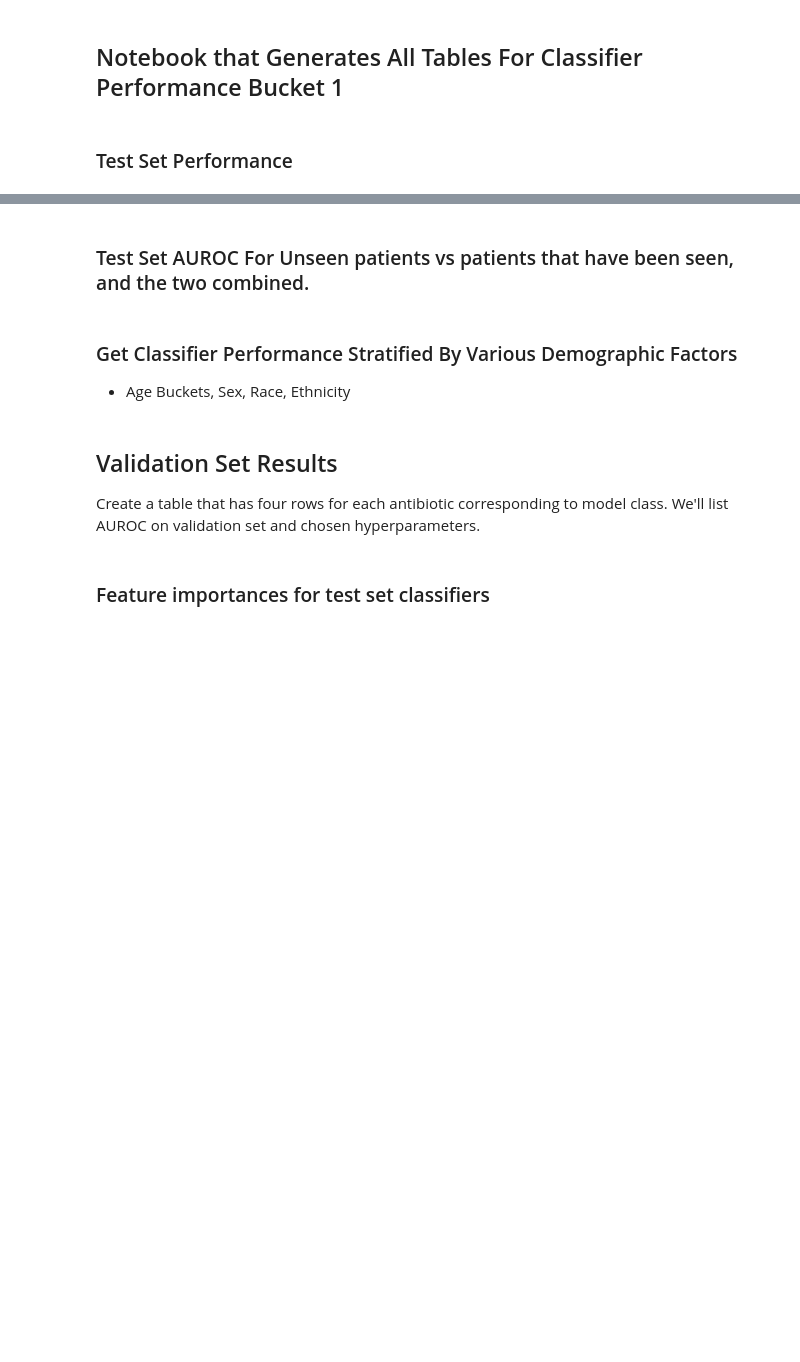
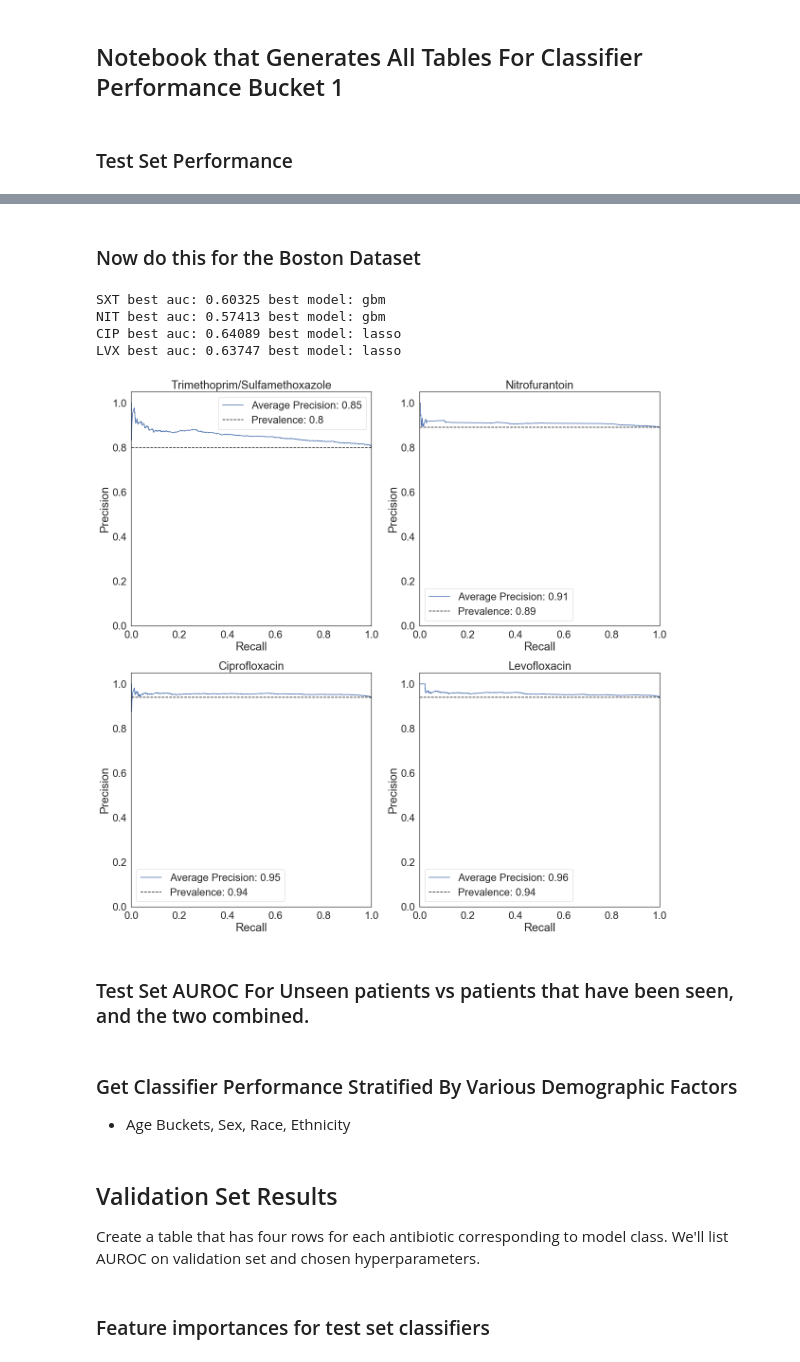
Before and after one commit to HealthRex/CDSS, a Jupyter notebook: scripts/ER_Infection/notebooks/figure_and_tabels/Classier Results Table Bucket 1.ipynb, the cells around one changed output, grey strips where cells are left out. Cells and saved outputs as stored; diff of their text form; code cells hidden in the pictures; blank space fills up the shorter version.

```diff
--- a/scripts/ER_Infection/notebooks/figure_and_tabels/Classier Results Table Bucket 1.ipynb
+++ b/scripts/ER_Infection/notebooks/figure_and_tabels/Classier Results Table Bucket 1.ipynb
@@ -158,3 +257,67 @@ df_test_results.to_csv("Table 3: Bucket 1 Classifier Results.csv", index=None)
+# %% [markdown]
+### Now do this for the Boston Dataset
+# %%
+def load_predictions(base_path):
+    best_auc = 0.5
+    best_model = None
+    label = base_path.split('/')[-1]
+    for model in ['ridge', 'lasso', 'gbm', 'random_forest']:
+        auc_path = os.path.join(base_path, model, "auroc.txt")
+        with open(auc_path, 'r') as f:
+            auc = float(f.read().rstrip())
+        if auc > best_auc:
+            # Load predictions for this model
+            path = os.path.join(base_path, model, f"{model}_predictions.csv")
+            df_preds = pd.read_csv(path)
+            best_auc = auc
+            best_model = model
+    print(f"{label} best auc: {best_auc} best model: {best_model}")
+    return df_preds, best_model
+
+base_path = '/Users/conorcorbin/data/mit_abx_model_results/'
+abbs = {
+    'CIP' : 'Ciprofloxacin',
+    'LVX' : 'Levofloxacin',
+    'NIT' : 'Nitrofurantoin',
+    'SXT' : 'Trimethoprim/Sulfamethoxazole'
+}
+
+
+fig, axs = plt.subplots(2, 2, figsize=(20, 20))
+row, col = 0, 0
+for abx in ['SXT', 'NIT', 'CIP', 'LVX']:
+    df_preds, best_model = load_predictions(os.path.join(base_path, abx))
+    labels = [1 if l == 0 else 0 for l in df_preds['label'].values]
+    predictions = [1 - p for p in df_preds["predictions"].values]
+    precision, recall, _ = precision_recall_curve(labels, predictions)
+    average_precision = average_precision_score(labels, predictions)
+    base_prev = round(np.mean(labels), 2)
+    axs[row, col].plot(recall, precision, label=f"Average Precision: {round(average_precision, 2)}")
+    axs[row, col].plot(recall, [base_prev for r in recall], 'k--', label=f"Prevalence: {base_prev}")
+    axs[row, col].set_xlim([0.0, 1.0])
+    axs[row, col].set_ylim([0.0, 1.05])
+    axs[row, col].set_title(f"{abbs[abx]}")
+    axs[row, col].set_xlabel('Recall')
+    axs[row, col].set_ylabel('Precision')
+    axs[row, col].legend()
+
+    if col == 1:
+        col = 0
+        row += 1
+    else:
+        col +=1
+
+plt.savefig(
+    './precision_recall_curves_boston.png',
+    bbox_inches='tight',
+    dpi=300
+)
+# %% [output]
+SXT best auc: 0.60325 best model: gbm
+NIT best auc: 0.57413 best model: gbm
+CIP best auc: 0.64089 best model: lasso
+LVX best auc: 0.63747 best model: lasso
+[figure, added]
 # %% [markdown]
 ### Test Set AUROC For Unseen patients vs patients that have been seen, and the two combined.
 # %%
```
Also changed, not shown: parts of 6 cells of this notebook, 4 other files.
